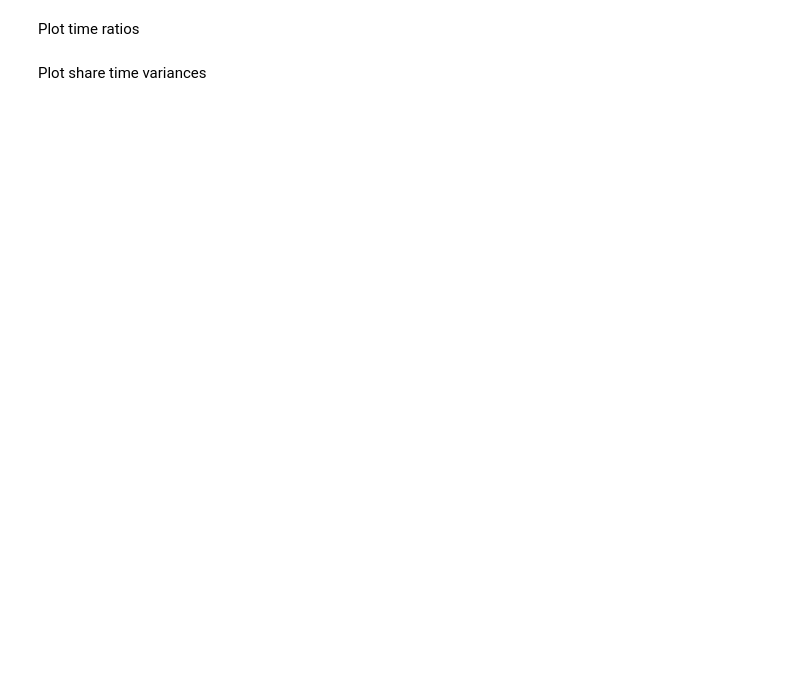
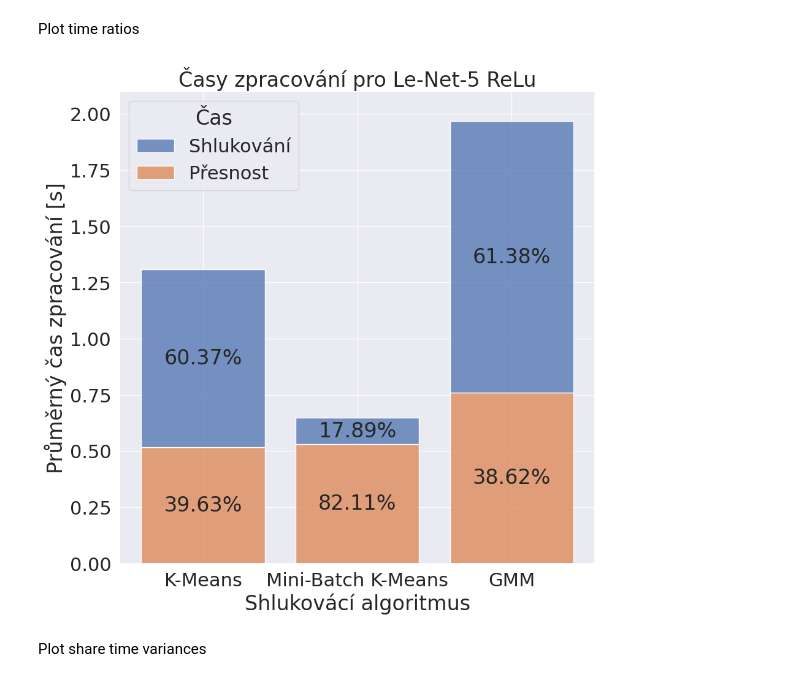
Before and after one commit to xcoupe01/nn_weight_share_optimization, a Jupyter notebook: notebooks/lenet_compression/result_study/compression_times.ipynb, the cells around one changed output. Saved outputs shown, nothing was run; the diff lists cells and outputs as text; code cells hidden in the pictures; blank space fills up the shorter version.

```diff
--- a/notebooks/lenet_compression/result_study/compression_times.ipynb
+++ b/notebooks/lenet_compression/result_study/compression_times.ipynb
@@ -144,28 +173,30 @@ Plot time ratios
 # %%
 sns.set(rc={'figure.figsize': (10, 10)}, font_scale=2)
 ax = sns.histplot(data=time_data, x='type', weights='time' ,hue='Čas', multiple='stack', shrink=.8, label='percent')
-plt.ylabel('Shlukovácí algoritmus')
-plt.xlabel('Průměrný čas na jednotlivce [s]')
+plt.xlabel('Shlukovácí algoritmus')
+plt.ylabel('Průměrný čas zpracování [s]')
 plt.title(f'Časy zpracování pro Le-Net-5 {"ReLu" if NET_TYPE == "relu" else "Tanh"}')
 plt.ylim(top=2.1)
 
 def truncate(n, decimals=0):
     multiplier = 10 ** decimals
     return int(n * multiplier) / multiplier
 
 for c in ax.containers:
 
     # Optional: if the segment is small or 0, customize the labels
     labels = []
     for v in c:
         df_closest = time_data.iloc[(time_data['time']-v.get_height()).abs().argsort()[:1]]
         labels.append(f'{df_closest["percent"].values[0] * 100:0.2f}%')
 
     # remove the labels parameter if it's not needed for customized labels
     ax.bar_label(c, labels=labels, label_type='center')
 
-os.makedirs(os.path.join(PATH_PREFIX, 'results/graphs/times'), exist_ok=True)
-plt.savefig(os.path.join(PATH_PREFIX, 'results/graphs/times', f'histplot_time_lenet_{NET_TYPE}.pdf'))
+os.makedirs(os.path.join(PATH_PREFIX, 'results/graphs/lenet/times'), exist_ok=True)
+plt.savefig(os.path.join(PATH_PREFIX, 'results/graphs/lenet/times', f'histplot_time_lenet_{NET_TYPE}.pdf'))
+# %% [output]
+[figure, added]
 # %% [markdown]
 Plot share time variances
 # %%
```
Also changed, not shown: parts of 6 cells of this notebook, 40 other files.
